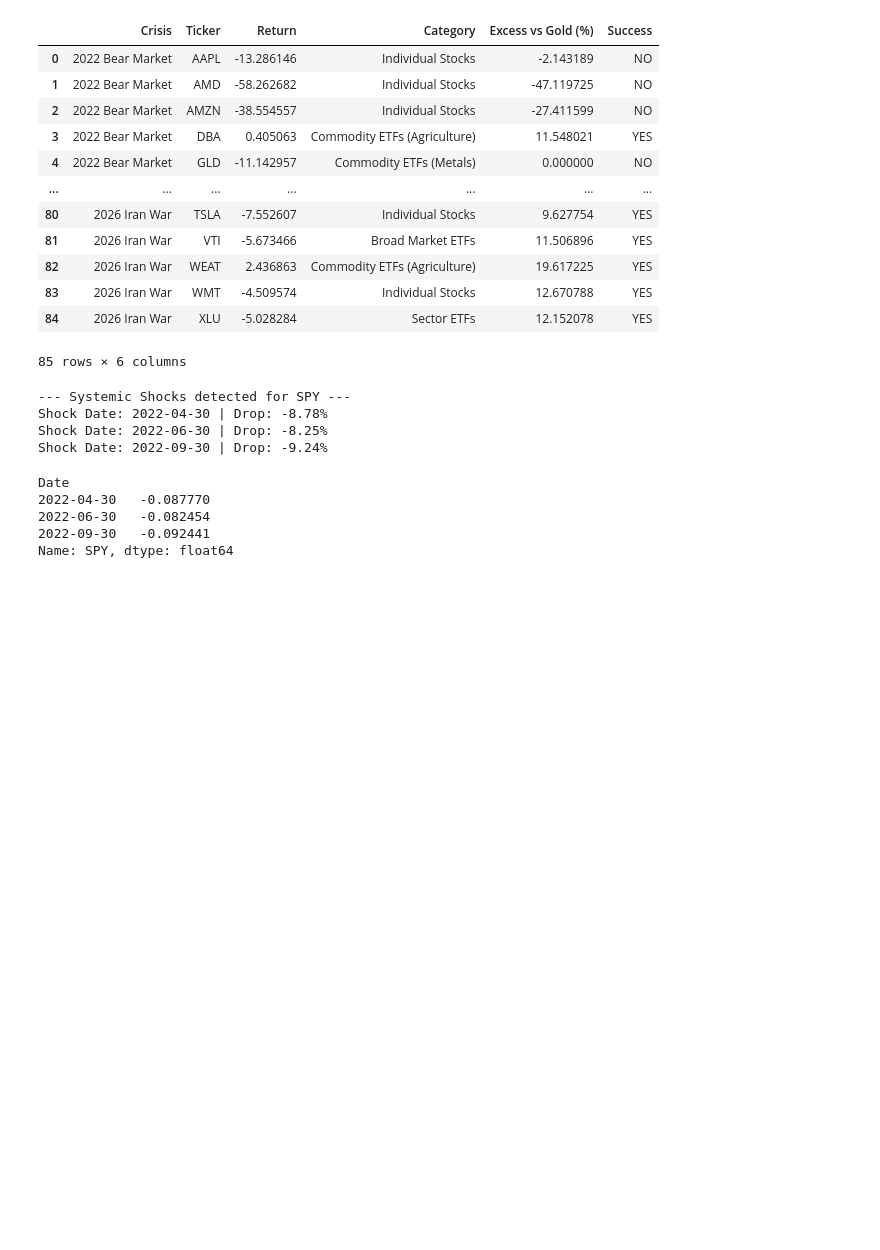
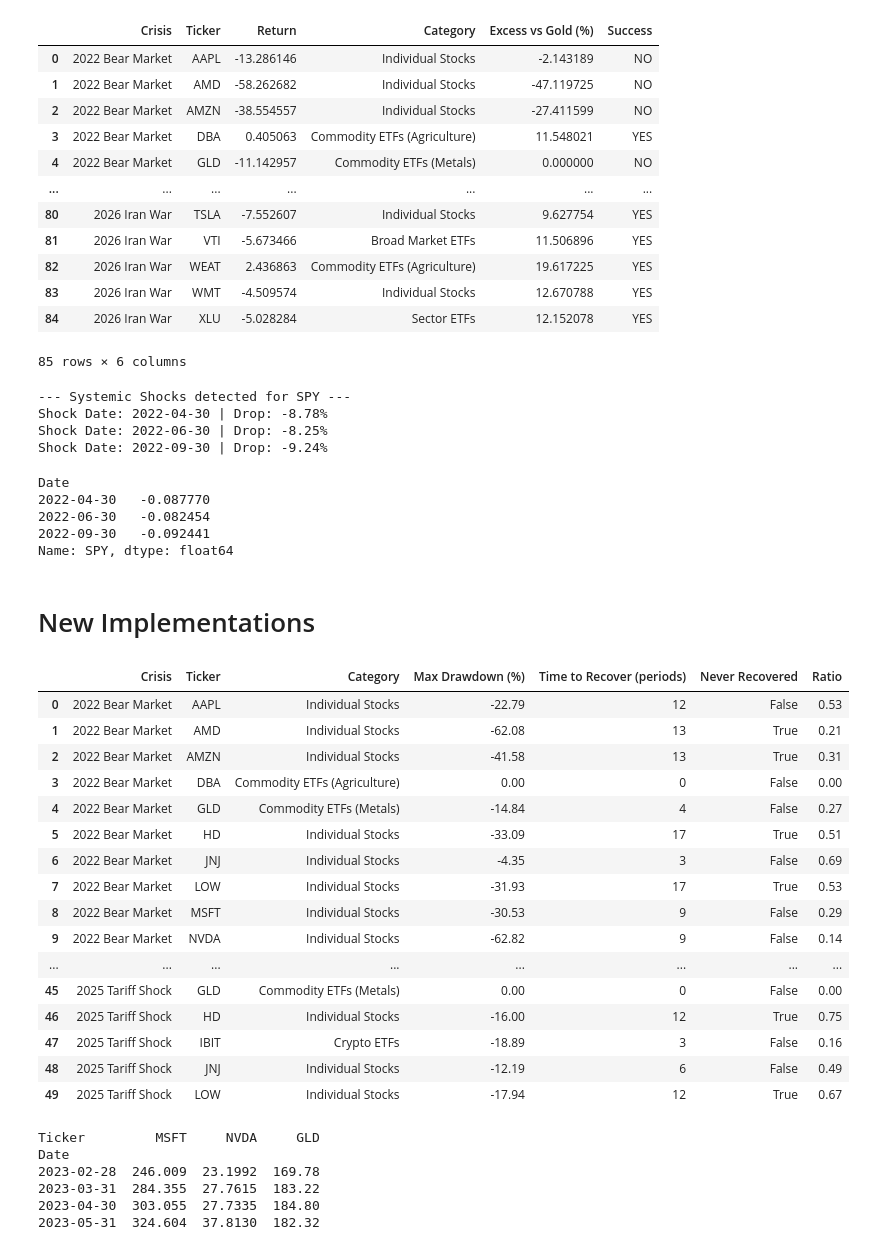
Before and after one commit to loganmcdavid11/Modern-Store-Of-Value, a Jupyter notebook: notebooks/Connor.ipynb, the cells around one changed output. Drawn from its saved outputs; the diff is of its cells as text; code cells hidden in the pictures; blank space fills up the shorter version.

Commit message:
Added further crisis performance calculations

```diff
--- a/notebooks/Connor.ipynb
+++ b/notebooks/Connor.ipynb
@@ -185,3 +185,14 @@ Date
 2022-06-30   -0.082454
 2022-09-30   -0.092441
 Name: SPY, dtype: float64
+# %% [markdown]
+# New Implementations
+# %%
+CRISIS_EVENTS = {
+    "2022 Bear Market":    ("2021-12-31", "2022-10-31"),
+    "2023 Banking Crisis": ("2023-02-28", "2023-05-31"),
+    "2025 Tariff Shock":   ("2025-03-31", "2025-04-30"),
+    "2026 Iran War":       ("2026-02-28", "2026-03-31")
+}
+
+RECOVERY_BUFFER_MONTHS = 12
@@ -187,0 +325,64 @@ Name: SPY, dtype: float64
+# %%
+def plot_drawdown_recovery(res_df):
+    # ── Plot 1: Scatter ───────────────────────────────────────────────────
+    fig1 = px.scatter(
+        res_df,
+        x='Max Drawdown (%)',
+        y='Time to Recover (periods)',
+        color='Category',
+        text='Ticker',
+        facet_col='Crisis',
+        facet_col_wrap=2,
+        template='plotly_white',
+        title='Drawdown vs Recovery Time by Crisis'
+    )
+    fig1.update_traces(textposition='top center')
+    fig1.show()
+
+    # ── Plot 2: Ratio bar chart ───────────────────────────────────────────
+    fig2 = px.bar(
+        res_df,
+        x='Ticker',
+        y='Ratio',
+        color='Category',
+        facet_col='Crisis',
+        facet_col_wrap=2,
+        template='plotly_white',
+        title='Recovery Ratio by Asset and Crisis (Lower = Better Store of Value)'
+    )
+    fig2.show()
+# %%
+# ── Run ───────────────────────────────────────────────────────────────────
+recovery_df = calculate_drawdown_recovery_ratio(combined_data)
+plot_drawdown_recovery(recovery_df)
+recovery_df.head(50)
+# %% [output]
+|  | Crisis | Ticker | Category | Max Drawdown (%) | Time to Recover (periods) | Never Recovered | Ratio |
+| 0 | 2022 Bear Market | AAPL | Individual Stocks | -22.79 | 12 | False | 0.53 |
+| 1 | 2022 Bear Market | AMD | Individual Stocks | -62.08 | 13 | True | 0.21 |
+| 2 | 2022 Bear Market | AMZN | Individual Stocks | -41.58 | 13 | True | 0.31 |
+| 3 | 2022 Bear Market | DBA | Commodity ETFs (Agriculture) | 0.00 | 0 | False | 0.00 |
+| 4 | 2022 Bear Market | GLD | Commodity ETFs (Metals) | -14.84 | 4 | False | 0.27 |
+| 5 | 2022 Bear Market | HD | Individual Stocks | -33.09 | 17 | True | 0.51 |
+| 6 | 2022 Bear Market | JNJ | Individual Stocks | -4.35 | 3 | False | 0.69 |
+| 7 | 2022 Bear Market | LOW | Individual Stocks | -31.93 | 17 | True | 0.53 |
+| 8 | 2022 Bear Market | MSFT | Individual Stocks | -30.53 | 9 | False | 0.29 |
+| 9 | 2022 Bear Market | NVDA | Individual Stocks | -62.82 | 9 | False | 0.14 |
+| ... | ... | ... | ... | ... | ... | ... | ... |
+| 45 | 2025 Tariff Shock | GLD | Commodity ETFs (Metals) | 0.00 | 0 | False | 0.00 |
+| 46 | 2025 Tariff Shock | HD | Individual Stocks | -16.00 | 12 | True | 0.75 |
+| 47 | 2025 Tariff Shock | IBIT | Crypto ETFs | -18.89 | 3 | False | 0.16 |
+| 48 | 2025 Tariff Shock | JNJ | Individual Stocks | -12.19 | 6 | False | 0.49 |
+| 49 | 2025 Tariff Shock | LOW | Individual Stocks | -17.94 | 12 | True | 0.67 |
+# %%
+# Check what prices MSFT and NVDA actually have in that window
+pivot_df = combined_data.pivot(index='Date', columns='Ticker', values='Close')
+pivot_df.index = pd.to_datetime(pivot_df.index)
+print(pivot_df.loc["2023-02-28":"2023-05-31", ["MSFT", "NVDA", "GLD"]])
+# %% [output]
+Ticker         MSFT     NVDA     GLD
+Date
+2023-02-28  246.009  23.1992  169.78
+2023-03-31  284.355  27.7615  183.22
+2023-04-30  303.055  27.7335  184.80
+2023-05-31  324.604  37.8130  182.32
```
Also changed, not shown: parts of 2 cells of this notebook.
